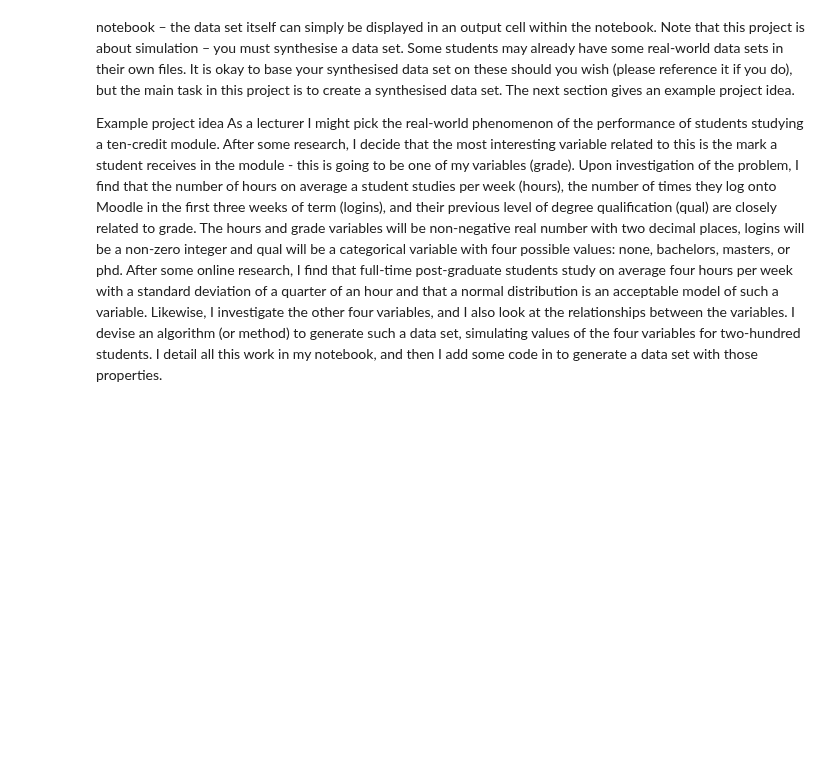
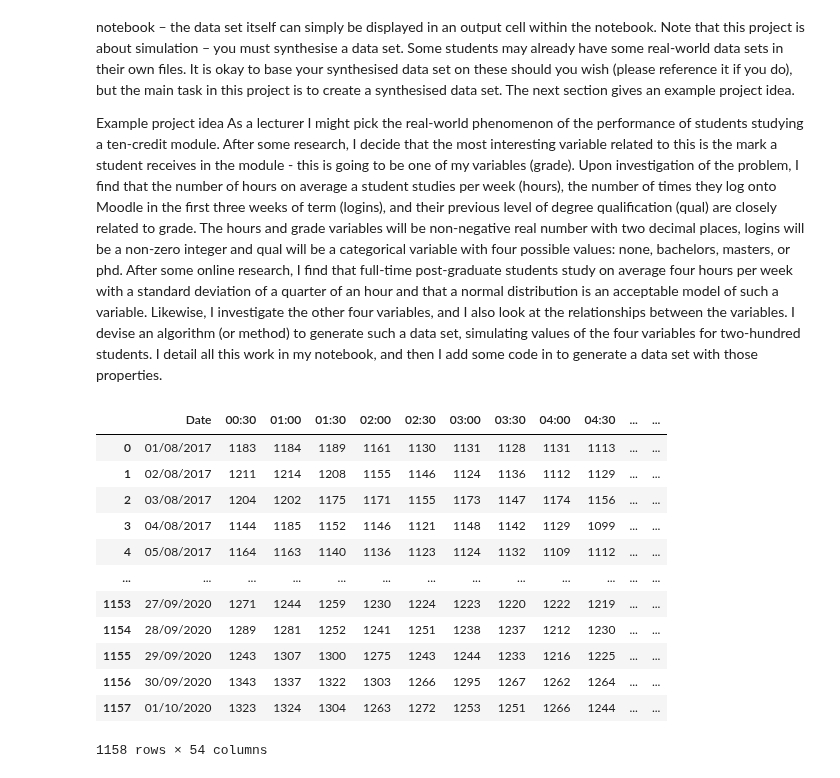
Before and after one commit to Keitho08/Prog_for_data_analyis_project_2020, a Jupyter notebook: Programming_for_Data_Analysis_Project_2020.ipynb, the cells around one changed output. Cells and saved outputs as stored; diff of their text form; code cells hidden in the pictures; blank space fills up the shorter version.

```diff
--- a/Programming_for_Data_Analysis_Project_2020.ipynb
+++ b/Programming_for_Data_Analysis_Project_2020.ipynb
@@ -41,3 +41,20 @@ four variables for two-hundred students. I detail all this work in my notebook,
 I add some code in to generate a data set with those properties.
 # %%
 import pandas as pd
+
+df = pd.read_csv('Hospital_Energy_Usage.csv', sep=',', nrows=1158)
+df
+# %% [output]
+|  | Date | 00:30 | 01:00 | 01:30 | 02:00 | 02:30 | 03:00 | 03:30 | 04:00 | 04:30 | ... | ... |
+| 0 | 01/08/2017 | 1183 | 1184 | 1189 | 1161 | 1130 | 1131 | 1128 | 1131 | 1113 | ... | ... |
+| 1 | 02/08/2017 | 1211 | 1214 | 1208 | 1155 | 1146 | 1124 | 1136 | 1112 | 1129 | ... | ... |
+| 2 | 03/08/2017 | 1204 | 1202 | 1175 | 1171 | 1155 | 1173 | 1147 | 1174 | 1156 | ... | ... |
+| 3 | 04/08/2017 | 1144 | 1185 | 1152 | 1146 | 1121 | 1148 | 1142 | 1129 | 1099 | ... | ... |
+| 4 | 05/08/2017 | 1164 | 1163 | 1140 | 1136 | 1123 | 1124 | 1132 | 1109 | 1112 | ... | ... |
+| ... | ... | ... | ... | ... | ... | ... | ... | ... | ... | ... | ... | ... |
+| 1153 | 27/09/2020 | 1271 | 1244 | 1259 | 1230 | 1224 | 1223 | 1220 | 1222 | 1219 | ... | ... |
+| 1154 | 28/09/2020 | 1289 | 1281 | 1252 | 1241 | 1251 | 1238 | 1237 | 1212 | 1230 | ... | ... |
+| 1155 | 29/09/2020 | 1243 | 1307 | 1300 | 1275 | 1243 | 1244 | 1233 | 1216 | 1225 | ... | ... |
+| 1156 | 30/09/2020 | 1343 | 1337 | 1322 | 1303 | 1266 | 1295 | 1267 | 1262 | 1264 | ... | ... |
+| 1157 | 01/10/2020 | 1323 | 1324 | 1304 | 1263 | 1272 | 1253 | 1251 | 1266 | 1244 | ... | ... |
+1158 rows × 54 columns
```
Also changed, not shown: parts of 2 cells of this notebook, 2 other files.
